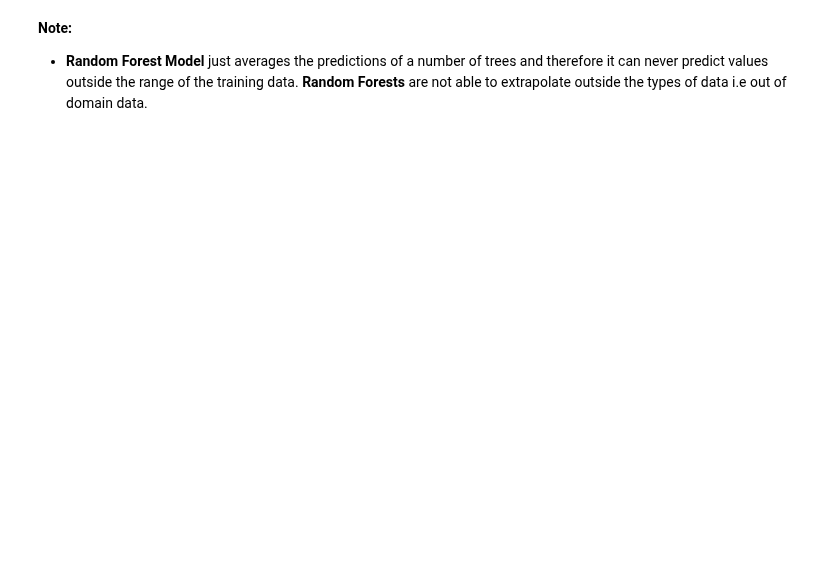
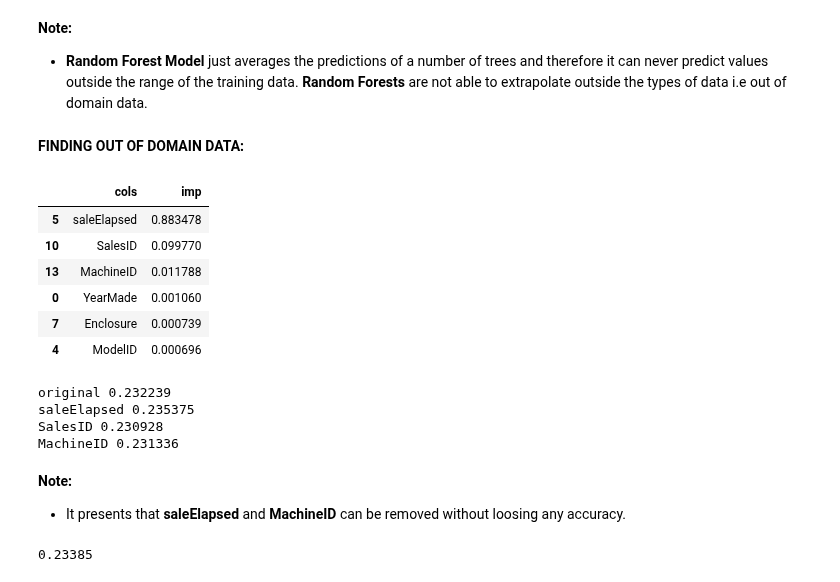
Before and after one commit to ThinamXx/Fastai, a Jupyter notebook: 8. Tabular Modeling/TabularModel.ipynb, the cells around one changed output. Saved outputs shown, nothing was run; the diff lists cells and outputs as text; code cells hidden in the pictures; blank space fills up the shorter version.

```diff
--- a/8. Tabular Modeling/TabularModel.ipynb
+++ b/8. Tabular Modeling/TabularModel.ipynb
@@ -465,3 +465,45 @@ plt.scatter(x_lin,m_lin.predict(xs_lin),color="red",alpha=0.5);# Initializing Sc
 # %% [markdown]
 **Note:**
 - **Random Forest Model** just averages the predictions of a number of trees and therefore it can never predict values outside the range of the training data. **Random Forests** are not able to extrapolate outside the types of data i.e out of domain data.
+# %% [markdown]
+**FINDING OUT OF DOMAIN DATA:**
+# %%
+#@ INSPECTING OUT OF DOMAIN DATA:
+df_dom = pd.concat([xs_final, valid_xs_final])                      # Initializing Concatenation.
+is_valid = np.array([0]*len(xs_final) + [1]*len(valid_xs_final))    # Initializing Dependent Variable.
+
+#@ CREATING RANDOM FOREST:
+m = rf(df_dom, is_valid)                                            # Initializing Random Forest.
+rf_feat_importance(m, df_dom)[:6]                                   # Initializing Feature Importances.
+# %% [output]
+|  | cols | imp |
+| 5 | saleElapsed | 0.883478 |
+| 10 | SalesID | 0.099770 |
+| 13 | MachineID | 0.011788 |
+| 0 | YearMade | 0.001060 |
+| 7 | Enclosure | 0.000739 |
+| 4 | ModelID | 0.000696 |
+# %%
+#@ INSPECTING RMSE:
+m = rf(xs_final, y)                                                # Initializing Random Forest.
+print("original", m_rmse(m, valid_xs_final, valid_y))              # Original RMSE.
+for c in ("saleElapsed", "SalesID", "MachineID"):
+    m = rf(xs_final.drop(c, axis=1), y)                            # Initializing RF.
+    print(c, m_rmse(m, valid_xs_final.drop(c, axis=1), valid_y))   # Inspecting RMSE.
+# %% [output]
+original 0.232239
+saleElapsed 0.235375
+SalesID 0.230928
+MachineID 0.231336
+# %% [markdown]
+**Note:**
+- It presents that **saleElapsed** and **MachineID** can be removed without loosing any accuracy.
+# %%
+#@ INSPECTING ROOT MEAN SQUARED ERROR:
+vars = ["saleElapsed", "MachineID"]                                # Initialization.
+xs_final_v = xs_final.drop(vars, axis=1)                           # Removing Features.
+valid_xs_final_v = valid_xs_final.drop(vars, axis=1)               # Removing Features.
+m = rf(xs_final_v, y)                                              # Initializing Random Forest.
+m_rmse(m, valid_xs_final_v, valid_y)                               # Inspecting RMSE.
+# %% [output]
+0.23385
```
Also changed, not shown: parts of 4 cells of this notebook.
